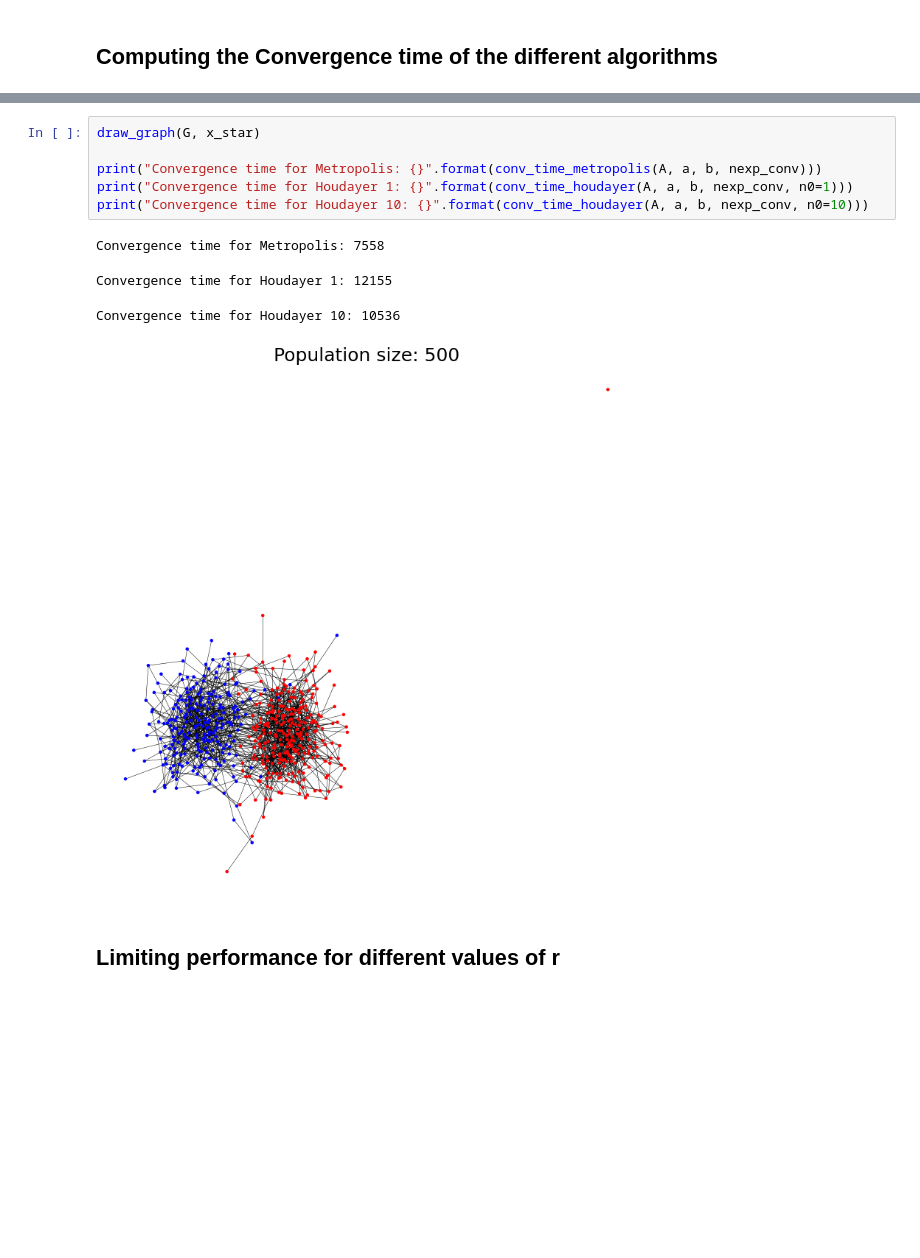
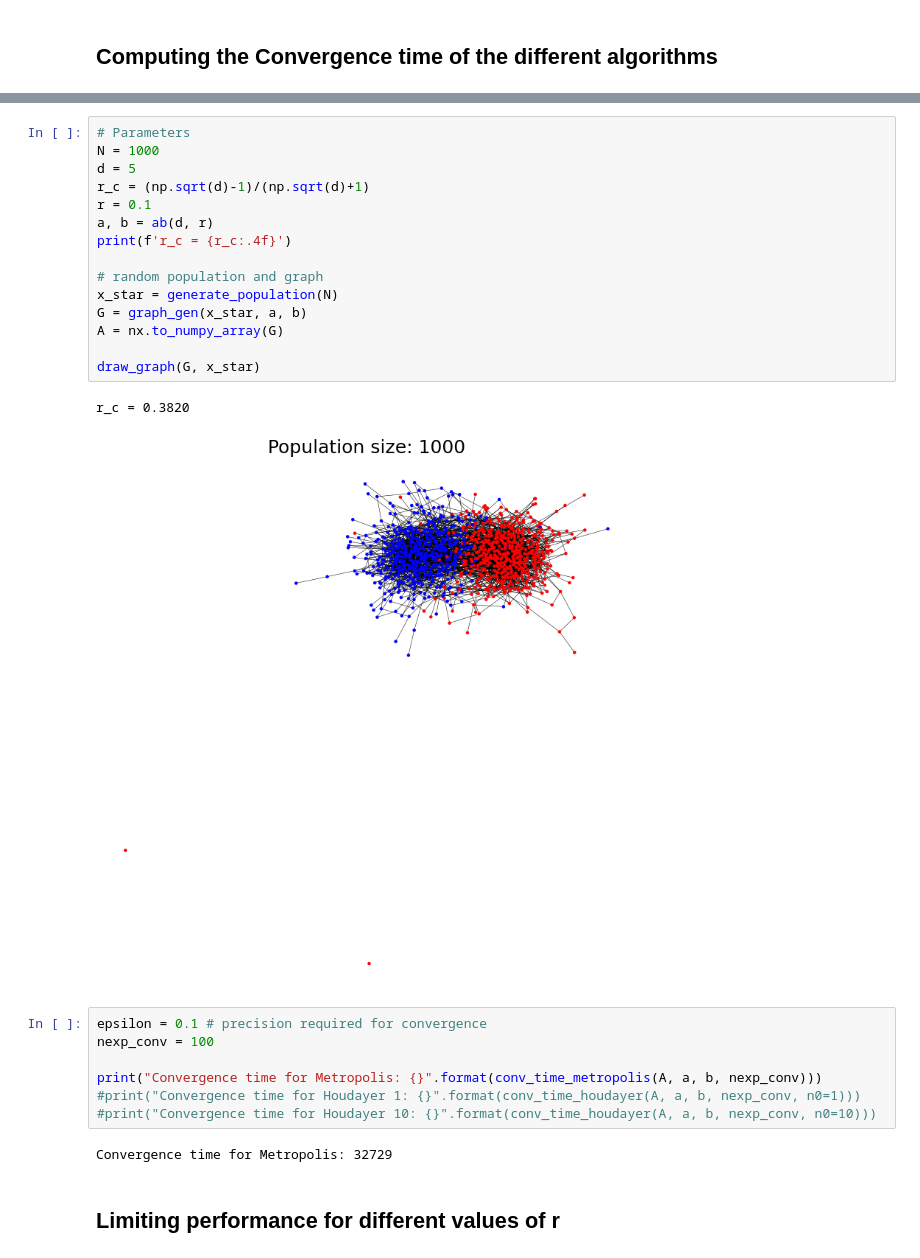
Before and after one commit to galannp/Markov, a Jupyter notebook: notebook/testing_david.ipynb, the cells around one changed output, grey strips where cells are left out. Drawn from its saved outputs; the diff is of its cells as text; blank space fills up the shorter version.

```diff
--- a/notebook/testing_david.ipynb
+++ b/notebook/testing_david.ipynb
@@ -191,13 +193,29 @@ def conv_time_houdayer(A, a, b, num_exp, n0):
+# %%
+# Parameters
+N = 1000
+d = 5
+r_c = (np.sqrt(d)-1)/(np.sqrt(d)+1)
+r = 0.1
+a, b = ab(d, r)
+print(f'r_c = {r_c:.4f}')
+
+# random population and graph
+x_star = generate_population(N)
+G = graph_gen(x_star, a, b)
+A = nx.to_numpy_array(G)
+
+draw_graph(G, x_star)
+# %% [output]
+r_c = 0.3820
+[figure, added]
 # %%
-draw_graph(G, x_star)
+epsilon = 0.1 # precision required for convergence
+nexp_conv = 100
 
 print("Convergence time for Metropolis: {}".format(conv_time_metropolis(A, a, b, nexp_conv)))
-print("Convergence time for Houdayer 1: {}".format(conv_time_houdayer(A, a, b, nexp_conv, n0=1)))
-print("Convergence time for Houdayer 10: {}".format(conv_time_houdayer(A, a, b, nexp_conv, n0=10)))
+#print("Convergence time for Houdayer 1: {}".format(conv_time_houdayer(A, a, b, nexp_conv, n0=1)))
+#print("Convergence time for Houdayer 10: {}".format(conv_time_houdayer(A, a, b, nexp_conv, n0=10)))
 # %% [output]
-Convergence time for Metropolis: 7558
+Convergence time for Metropolis: 32729
-Convergence time for Houdayer 1: 12155
-Convergence time for Houdayer 10: 10536
-[figure, removed]
 # %% [markdown]
 ## Limiting performance for different values of r
```
Also changed, not shown: parts of 10 cells of this notebook.
